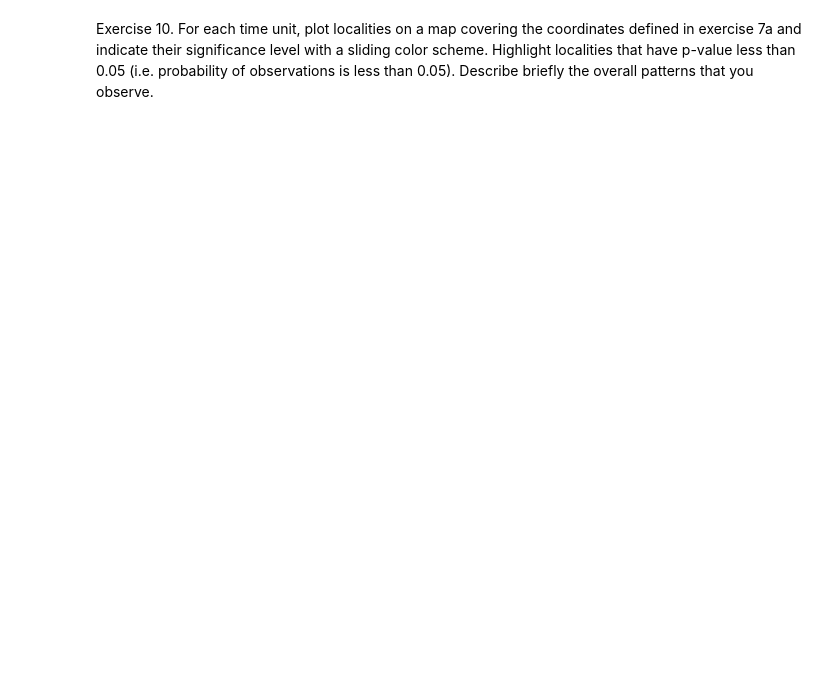
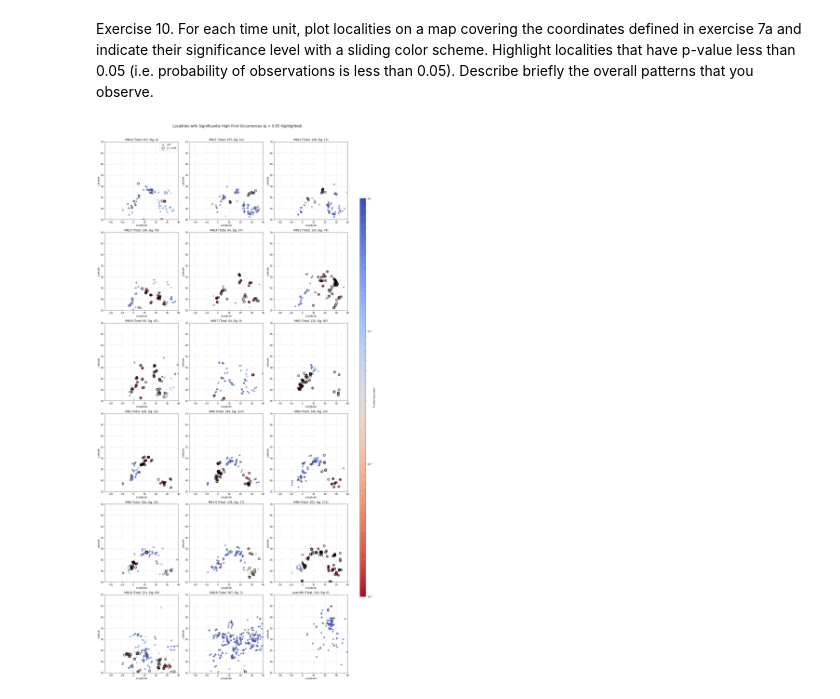
Before and after one commit to otorniko/part09-e01_fossil_analysis, a Jupyter notebook: src/fossil_analysis.ipynb, the cells around one changed output. Drawn from its saved outputs; the diff is of its cells as text; code cells hidden in the pictures; blank space fills up the shorter version.

```diff
--- a/src/fossil_analysis.ipynb
+++ b/src/fossil_analysis.ipynb
@@ -699,3 +959,81 @@ coordinates defined in exercise 7a and indicate their significance level with
 a sliding color scheme. Highlight localities that have p-value less than
 0.05 (i.e. probability of observations is less than 0.05). Describe briefly
 the overall patterns that you observe.
+# %%
+plot_time_units_ex10 = sorted(european_localities_ex8['MN_Unit'].unique().tolist())
+
+fig = plt.figure(figsize=(18, 6 * ((len(plot_time_units_ex10) + 2) // 3)))
+n_cols = 3
+n_rows = (len(plot_time_units_ex10) + n_cols - 1) // n_cols
+
+cmap_coolwarm_r = cm.get_cmap("coolwarm_r")
+norm_log = LogNorm(vmin=0.001, vmax=1.0)
+
+for i, unit in enumerate(plot_time_units_ex10):
+    ax = fig.add_subplot(n_rows, n_cols, i + 1)
+    unit_data = european_localities_ex8[european_localities_ex8['MN_Unit'] == unit]
+
+    if not unit_data.empty:
+        scatter = ax.scatter(
+            unit_data['LONG'],
+            unit_data['LAT'],
+            s=50,
+            c=unit_data['p_value'].fillna(1.0),
+            cmap=cmap_coolwarm_r,
+            norm=norm_log,
+            alpha=0.7,
+            edgecolor='grey',
+            linewidth=0.5
+        )
+
+        significant_localities = unit_data[unit_data['p_value'] < 0.05]
+        ax.scatter(
+            significant_localities['LONG'],
+            significant_localities['LAT'],
+            s=100,
+            facecolors='none',
+            edgecolors='black',
+            linewidths=1.5,
+            label='p < 0.05'
+        )
+
+        if i == 0 and not significant_localities.empty : ax.legend()
+
+        n_sig = len(significant_localities)
+        ax.set_title(f"{unit} (Total: {len(unit_data)}, Sig: {n_sig})")
+    else:
+        ax.set_title(f"{unit} (No data)")
+
+    ax.set_xlim(-25, 40)
+    ax.set_ylim(35, 70)
+    ax.set_xlabel('Longitude')
+    ax.set_ylabel('Latitude')
+    ax.grid(True, linestyle='--', alpha=0.5)
+
+if not european_localities_ex8.empty:
+    cbar_ax = fig.add_axes([0.93, 0.15, 0.02, 0.7])
+    sm_coolwarm = ScalarMappable(norm=norm_log, cmap=cmap_coolwarm_r)
+    sm_coolwarm.set_array([])
+    cbar = fig.colorbar(sm_coolwarm, cax=cbar_ax)
+    cbar.set_label('P-value (log scale)')
+
+plt.tight_layout(rect=[0, 0, 0.9, 0.96])
+plt.suptitle('Localities with Significantly High First Occurrences (p < 0.05 highlighted)', fontsize=16, y=0.98)
+plt.show()
+
+if not european_localities_ex8.empty:
+    total_significant_count = (european_localities_ex8['p_value'] < 0.05).sum()
+    total_localities_evaluated = european_localities_ex8['p_value'].notna().sum()
+    if total_localities_evaluated > 0:
+        print(f"\nOverall, {total_significant_count} out of {total_localities_evaluated} evaluated European localities ({total_significant_count/total_localities_evaluated:.1%}) show significantly higher first occurrence rates (p < 0.05).")
+    else:
+        print("\nNo localities were evaluated for significance.")
+
+    print("\nObserved patterns (brief description):")
+    print("1. The maps show spatial clustering of statistically significant 'species factories' (p < 0.05).")
+    print("2. The location and intensity of these 'factories' appear to shift across different MN time units.")
+    print("3. Some time units might exhibit more widespread significant localities than others.")
+    print("4. Certain geographic regions within Europe might emerge as persistent hotspots for speciation over several time units.")
+    print("5. The analysis, by accounting for past sampling density via logistic regression, attempts to highlight areas where high first occurrence rates are not merely an artifact of increased overall sampling.")
+# %% [output]
+[figure, added]
```
Also changed, not shown: parts of 23 cells of this notebook, 1 other file.
